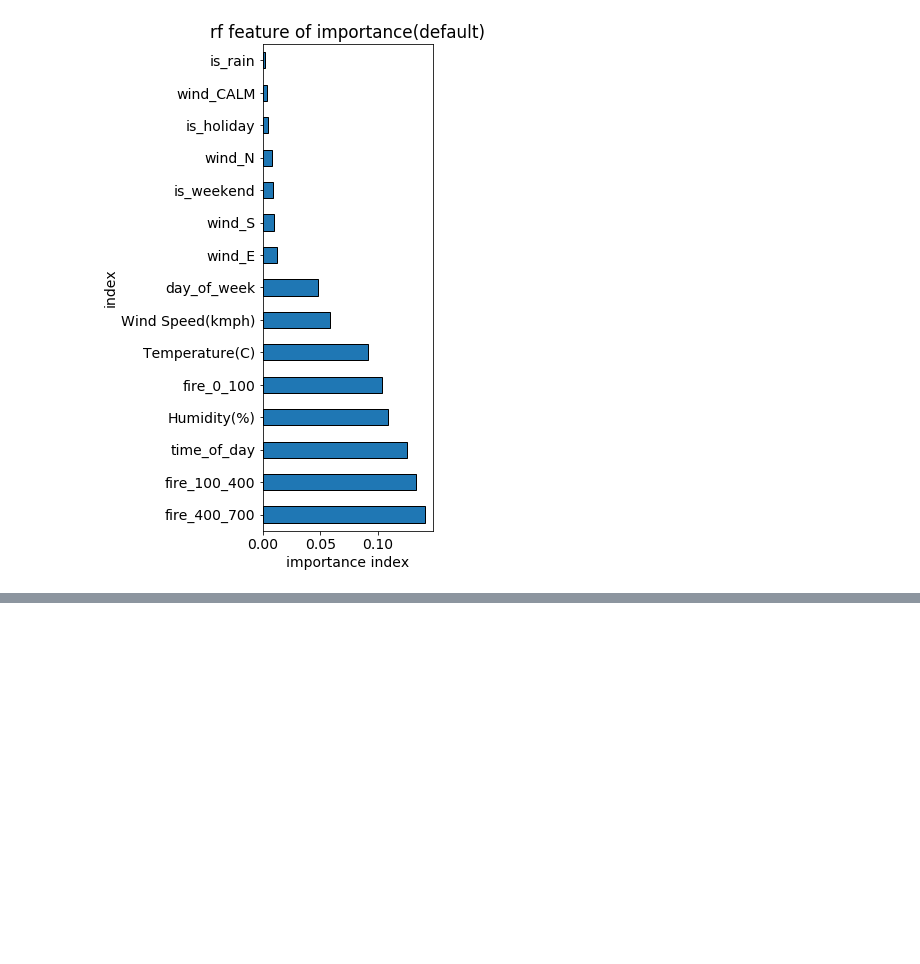
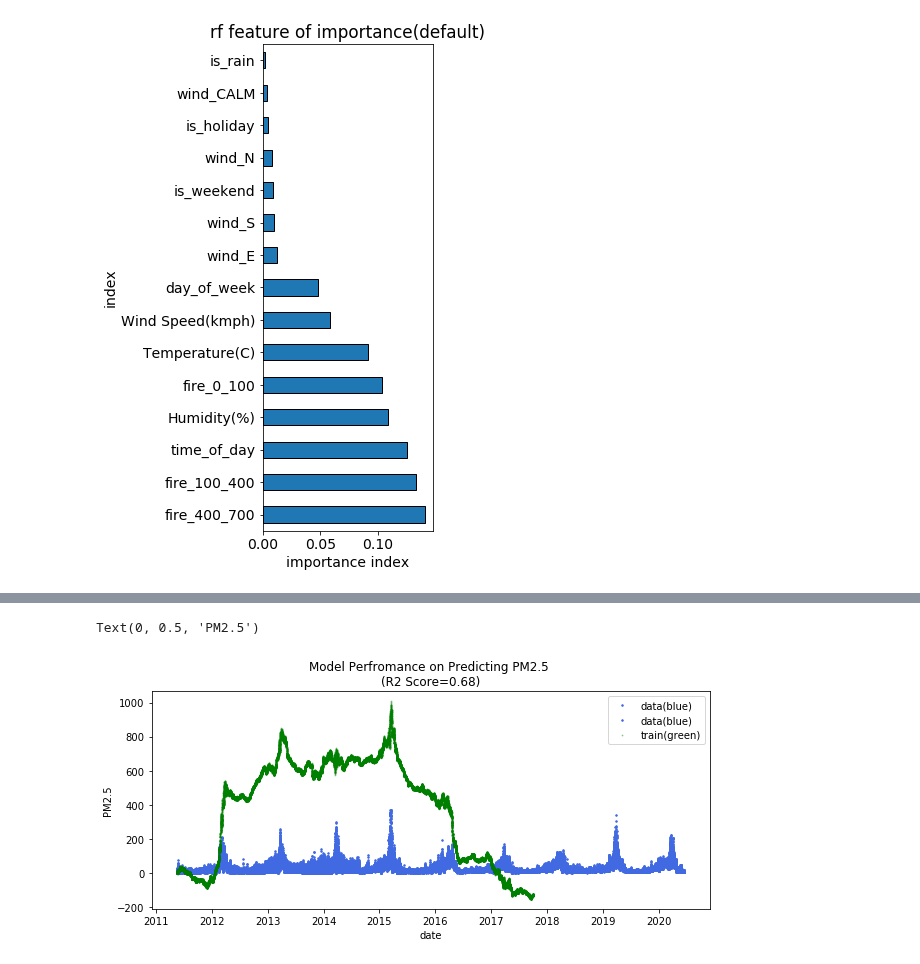
Before and after one commit to worasom/aqi_thailand2, a Jupyter notebook: notebooks/8-wk-predict_diff.ipynb, the cells around one changed output, grey strips where cells are left out. Saved outputs shown, nothing was run; the diff lists cells and outputs as text; code cells hidden in the pictures; blank space fills up the shorter version.

```diff
--- a/notebooks/8-wk-predict_diff.ipynb
+++ b/notebooks/8-wk-predict_diff.ipynb
@@ -146,0 +198,17 @@ from sklearn.gaussian_process.kernels import (RBF, Matern, RationalQuadratic,
+# %%
+plt.figure(figsize=(10, 4))
+
+# plot data
+plt.plot(trn_index,data_df.loc[trn_index,data.pollutant], marker='.', label='data(blue)',linewidth=0,alpha=1, markersize=3,color='royalblue')
+plt.plot(test_index,data_df.loc[test_index,data.pollutant], marker='.', label='data(blue)',linewidth=0,alpha=1, markersize=3,color='royalblue')
+
+plt.plot(trn_index,ytrn_pred.cumsum() + data.start_value, marker='.', label='train(green)',linewidth=0,alpha=0.3, markersize=2,color='green')
+#plt.plot(test_index,rf_model.predict(xtest), marker='.', label='test(red)',linewidth=0,alpha=0.3, markersize=2, color='red')
+
+plt.legend()
+plt.title('Model Perfromance on Predicting PM2.5 \n(R2 Score=0.68)')
+plt.xlabel('date')
+plt.ylabel('PM2.5')
+# %% [output]
+Text(0, 0.5, 'PM2.5')
+[figure, added]
```
Also changed, not shown: parts of 27 cells of this notebook, 9 other files.
